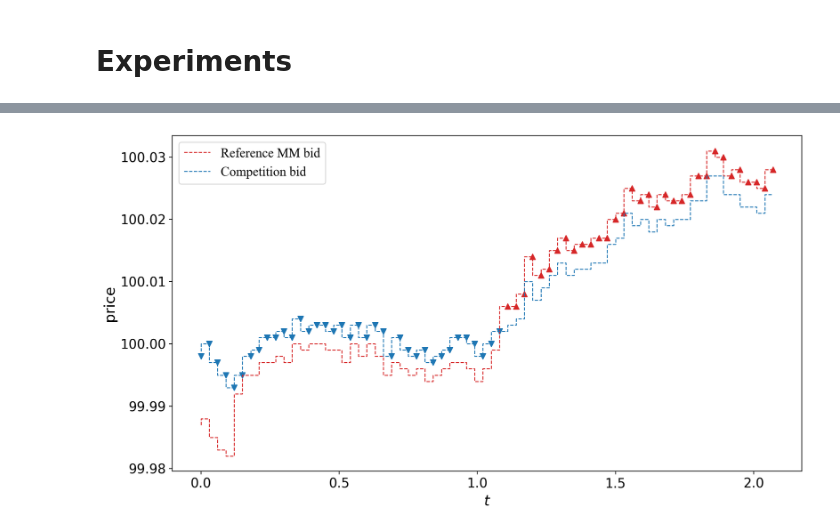
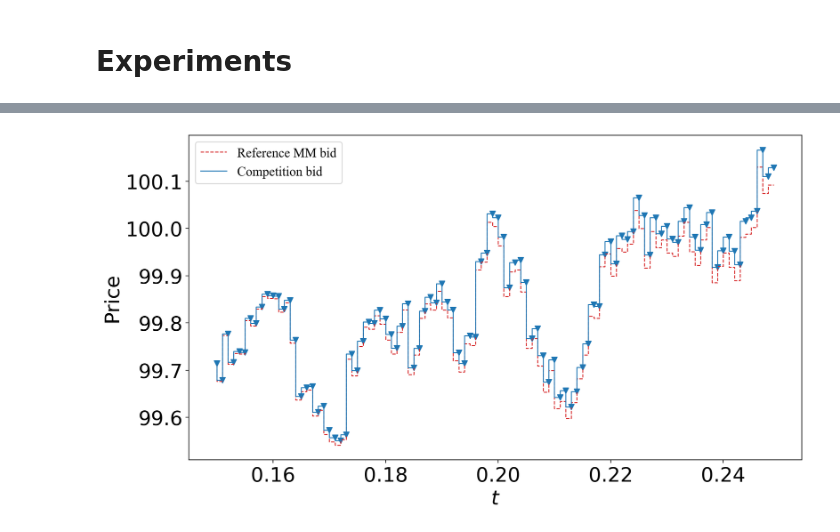
Before and after one commit to leandro-sbetancourt/mm-exogenous-competition, a Jupyter notebook: MM-with-pooled-competition.ipynb, the cells around one changed output, grey strips where cells are left out. Saved outputs shown, nothing was run; the diff lists cells and outputs as text; code cells hidden in the pictures.

```diff
--- a/MM-with-pooled-competition.ipynb
+++ b/MM-with-pooled-competition.ipynb
@@ -233,7 +216,7 @@ def get_arrival(sims, dt, lambda_a, lambda_b):
     return unif_a < 1. - np.exp(-lambda_a * dt), unif_b < 1. - np.exp(-lambda_b * dt)
 # %%
 Nt = 1000
-sims = 5
+sims = 1_000
 dt = T/Nt
 
 X = np.zeros((sims,Nt+1))
@@ -256,3 +239,7 @@ arrivaltimes_b = np.zeros((sims, Nt+1))
 S[:,0] = S0
 
 time = np.linspace(0, T, Nt+1)
+# %%
+it = 0
+delta_a, delta_b = _calculate_deltas(t, Q[:,it], D[:,it]+Z[:,it])
+delta_a.shape
@@ -327,12 +385,6 @@ Terminal objective mean = 0.2773     Terminal objective sd = 0.1444
 # %%
-# since final depths never calculated
-deltas_a[:,-1] = deltas_a[:,-2]
-deltas_b[:,-1] = deltas_b[:,-2]
-tildes_a[:,-1] = tildes_a[:,-2]
-tildes_b[:,-1] = tildes_b[:,-2]
-
-deltas_a = np.round(deltas_a[:,:], 3)
-deltas_b = np.round(deltas_b[:,:], 3)
-tildes_a = np.round(tildes_a[:,:], 3) + 1e-3
-tildes_b = np.round(tildes_b[:,:], 3) + 1e-3
+deltas_a = np.round(deltas_a[:,:], 3) - eta
+deltas_b = np.round(deltas_b[:,:], 3) - eta
+tildes_a = np.round(tildes_a[:,:], 3)
+tildes_b = np.round(tildes_b[:,:], 3)
 S = np.round(S, 3)
@@ -339,39 +464,41 @@ S = np.round(S, 3)
 # %%
-sim = 0
-plotfrom=0
-plotto = int(Nt*0.07)
+sim = 41
+plotfrom=int(Nt*0.15)
+plotto = int(Nt*0.25)
 
 time_aux = time[plotfrom:plotto]
 deltas_a_aux = deltas_a[:,plotfrom:plotto]
 deltas_b_aux = deltas_b[:,plotfrom:plotto]
 tildes_a_aux = tildes_a[:,plotfrom:plotto]
 tildes_b_aux = tildes_b[:,plotfrom:plotto]
 S_aux = S[:,plotfrom:plotto]
 
 
 webetter_a = np.argwhere(deltas_a_aux[sim,:] < tildes_a_aux[sim,:])
 theybetter_a = np.argwhere(deltas_a_aux[sim,:] >= tildes_a_aux[sim,:])
 webetter_b = np.argwhere(deltas_b_aux[sim,:] < tildes_b_aux[sim,:])
 theybetter_b = np.argwhere(deltas_b_aux[sim,:] >= tildes_b_aux[sim,:])
 
 
 
 fig, ax = plt.subplots(1, 1, figsize = (11,6), sharey=False, sharex=True)
+plt.scatter(time_aux[theybetter_b[:,0]], S_aux[sim,theybetter_b[:,0]] - tildes_b_aux[sim,theybetter_b[:,0]], marker = "v", color='tab:blue')
 plt.scatter(time_aux[webetter_b[:,0]], S_aux[sim,webetter_b[:,0]] - deltas_b_aux[sim,webetter_b[:,0]], marker = "^", color='tab:red')
-plt.scatter(time_aux[theybetter_b[:,0]], S_aux[sim,theybetter_b[:,0]] - tildes_b_aux[sim,theybetter_b[:,0]], marker = "v", color='tab:blue')
 
 #plt.step(time_aux, S[sim,plotfrom:plotto], linewidth=0.6, label="Unaffected", color="gold")
-#plt.step(time_aux, S[sim,plotfrom:plotto]+deltas_a[sim,plotfrom:plotto], linewidth=0.8, label="Ref Ask", color="darkgreen")
+#plt.step(time_aux, S[sim,plotfrom:plotto]+deltas_a[sim,plotfrom:plotto], '--', linewidth=0.8, label="Ref Ask", color="darkgreen")
 plt.step(time_aux, S[sim,plotfrom:plotto]-deltas_b[sim,plotfrom:plotto], '--', linewidth=1, label="Reference MM bid", color="tab:red")
 #plt.step(time_aux, S[sim,plotfrom:plotto]+tildes_a[sim,plotfrom:plotto], linewidth=0.8, label="Comp Ask", color="lawngreen")
-plt.step(time_aux, S[sim,plotfrom:plotto]-tildes_b[sim,plotfrom:plotto], '--', linewidth=1, label="Competition bid", color="tab:blue")
+plt.step(time_aux, S[sim,plotfrom:plotto]-tildes_b[sim,plotfrom:plotto], linewidth=1, label="Competition bid", color="tab:blue")
 plt.ticklabel_format(axis='y', useOffset=False)
-ax.set_ylabel("price", fontsize = 16)
-ax.set_xlabel(r'$t$', fontsize = 16)
+plt.xticks(fontsize = 22)
+plt.yticks(fontsize = 22)
+ax.set_ylabel("Price", fontsize = 22)
+ax.set_xlabel(r'$t$', fontsize = 22)
 #ax.set_title("Realisation of price processes", **tnrfont)
 ax.legend(prop={'family':fontnm})
 plt.tight_layout()
 plt.savefig('figures/competition_for_TOB.pdf', format="pdf", dpi=resolution_value)
 plt.show()
 # %% [output]
-[figure, old version]
+[figure, new version]
```
Also changed, not shown: parts of 19 cells of this notebook.
